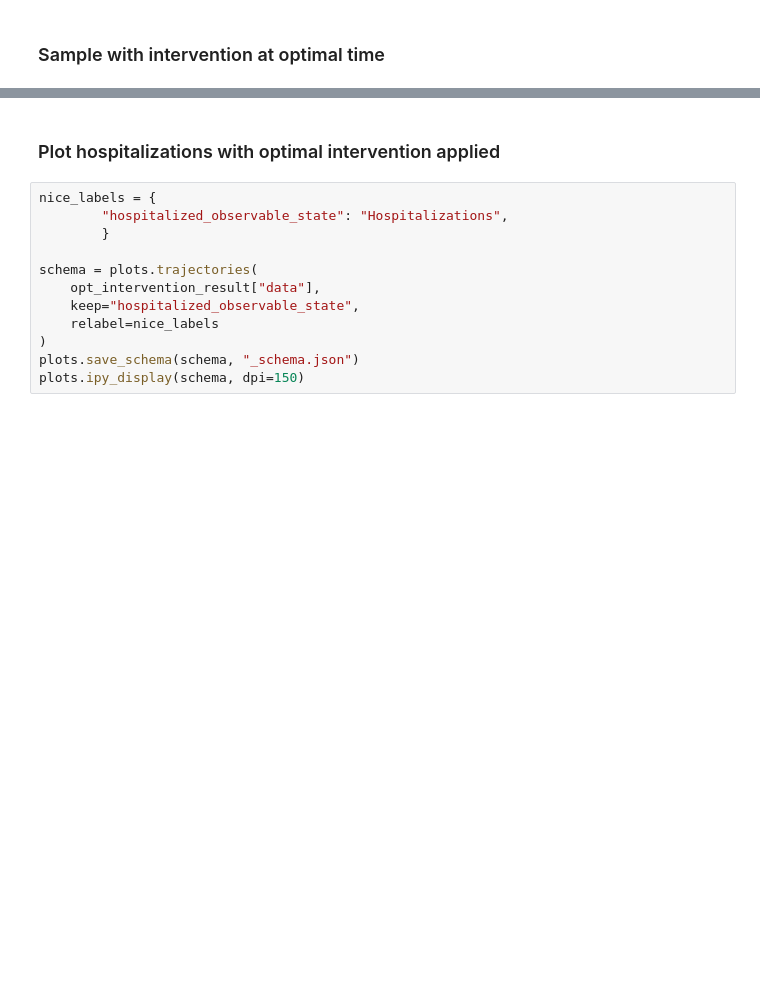
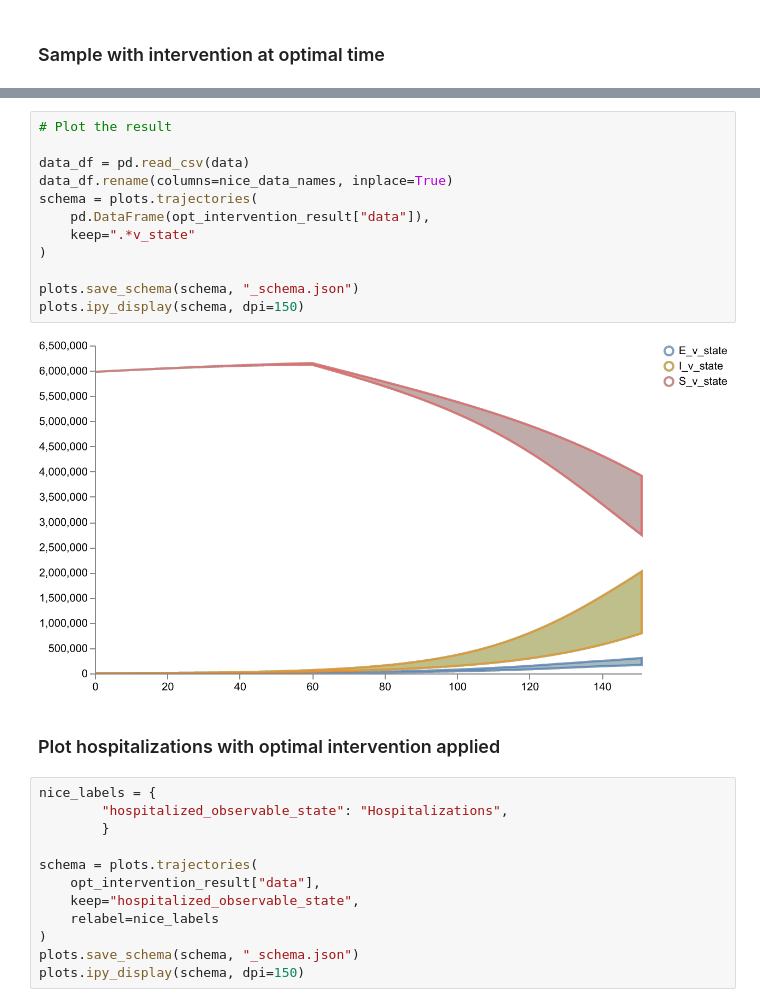
Before and after one commit to DARPA-ASKEM/program-milestones, a Jupyter notebook: Monthly_Scenarios_CIEMSS/July_2024_Scenario/July_2024_Scenario_Optimization.ipynb, the cells around one changed output, grey strips where cells are left out. Cells and saved outputs as stored; diff of their text form; blank space fills up the shorter version.

```diff
--- a/Monthly_Scenarios_CIEMSS/July_2024_Scenario/July_2024_Scenario_Optimization.ipynb
+++ b/Monthly_Scenarios_CIEMSS/July_2024_Scenario/July_2024_Scenario_Optimization.ipynb
@@ -573,3 +364,17 @@ plots.ipy_display(schema, dpi=150)
+# %%
+# Plot the result
+
+data_df = pd.read_csv(data)
+data_df.rename(columns=nice_data_names, inplace=True)
+schema = plots.trajectories(
+    pd.DataFrame(opt_intervention_result["data"]),
+    keep=".*v_state"
+)
+
+plots.save_schema(schema, "_schema.json")
+plots.ipy_display(schema, dpi=150)
+# %% [output]
+[figure, added]
 # %% [markdown]
 ### Plot hospitalizations with optimal intervention applied
 # %%
```
Also changed, not shown: parts of 31 cells of this notebook, 4 other files.
